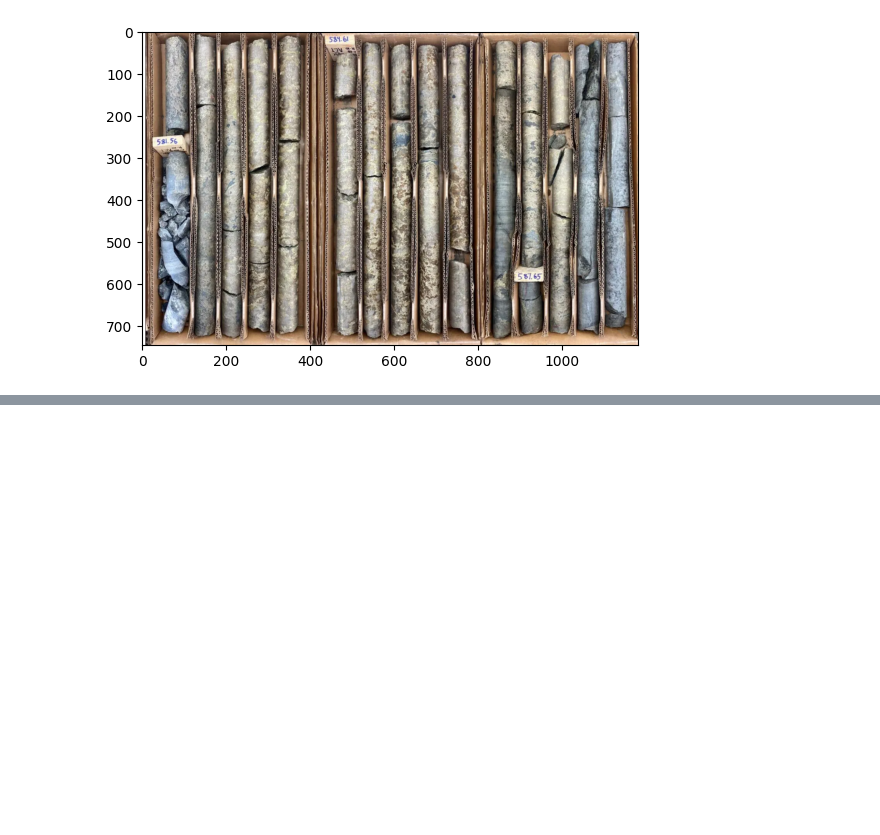
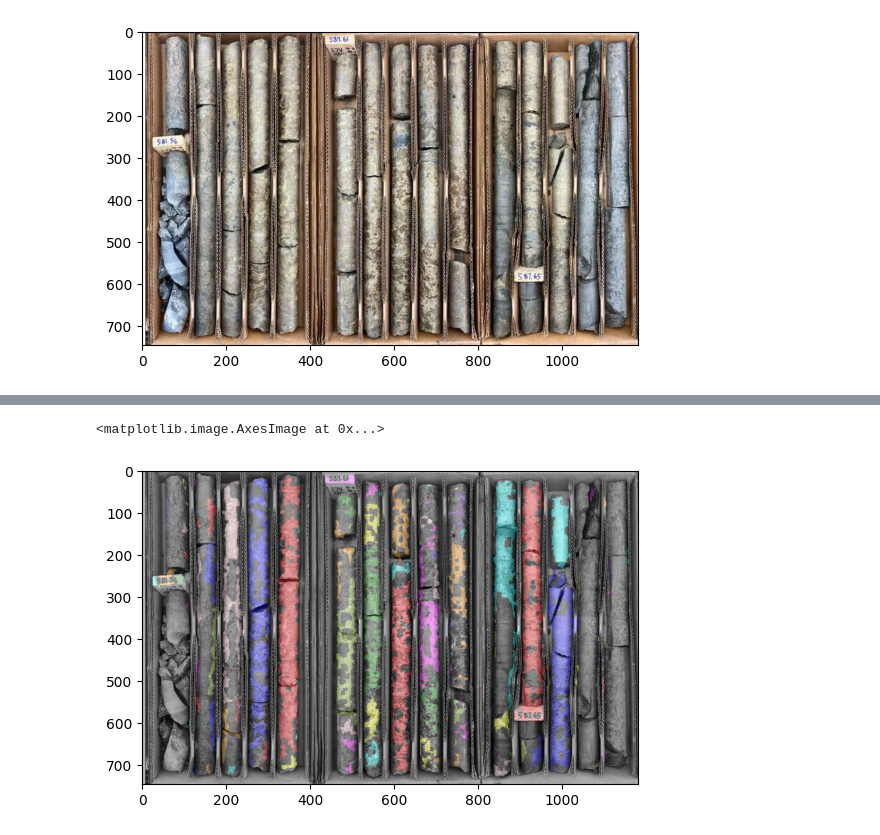
Before and after one commit to dikirust/Mineral-CV, a Jupyter notebook: openspace.ipynb, the cells around one changed output, grey strips where cells are left out. Saved outputs shown, nothing was run; the diff lists cells and outputs as text; code cells hidden in the pictures; blank space fills up the shorter version.

```diff
--- a/openspace.ipynb
+++ b/openspace.ipynb
@@ -31,0 +65,5 @@ plt.show()
+# %%
+plt.imshow(image_label_overlay)
+# %% [output]
+<matplotlib.image.AxesImage at 0x...>
+[figure, added]
```
Also changed, not shown: parts of 18 cells of this notebook.
